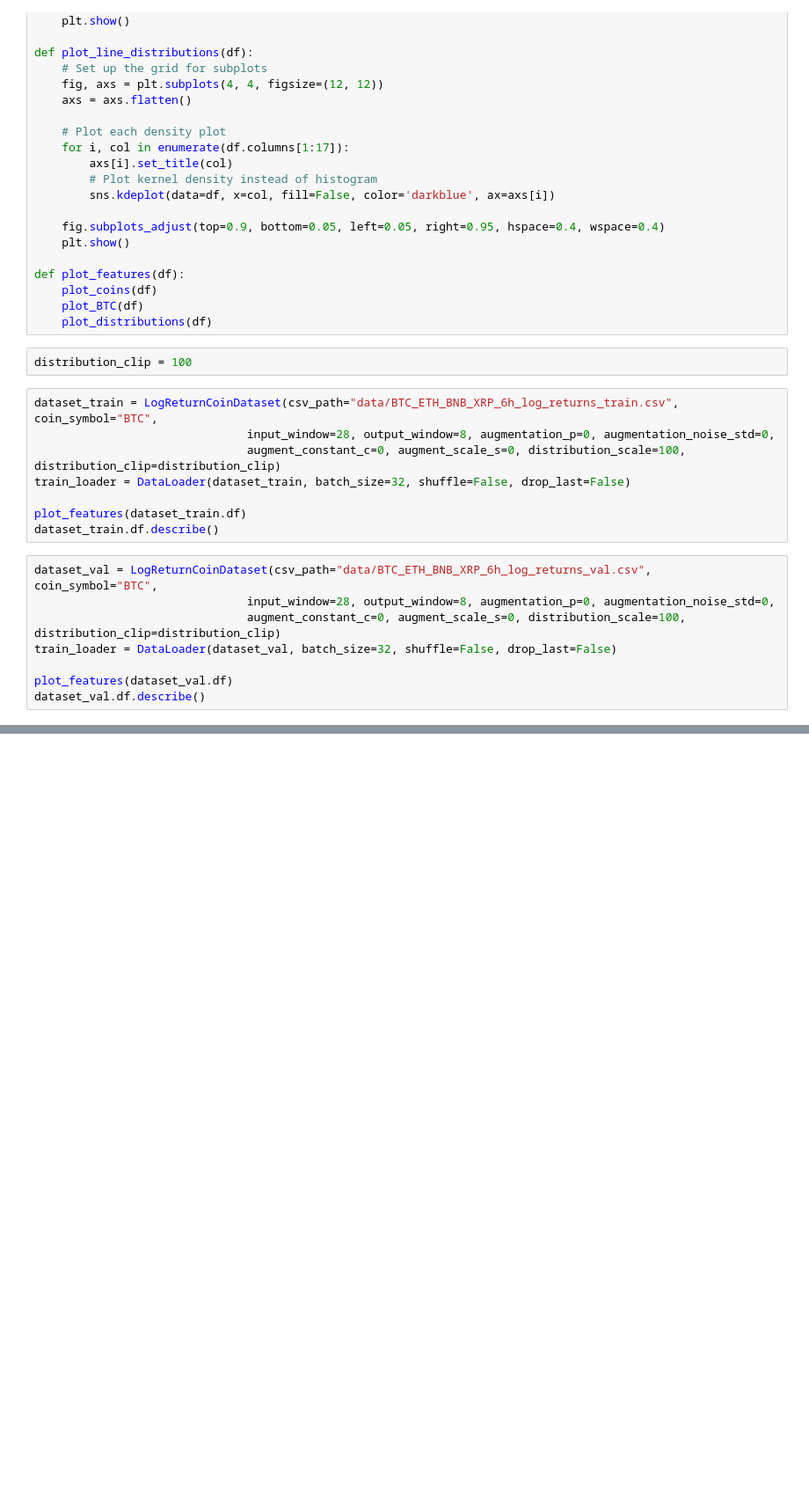
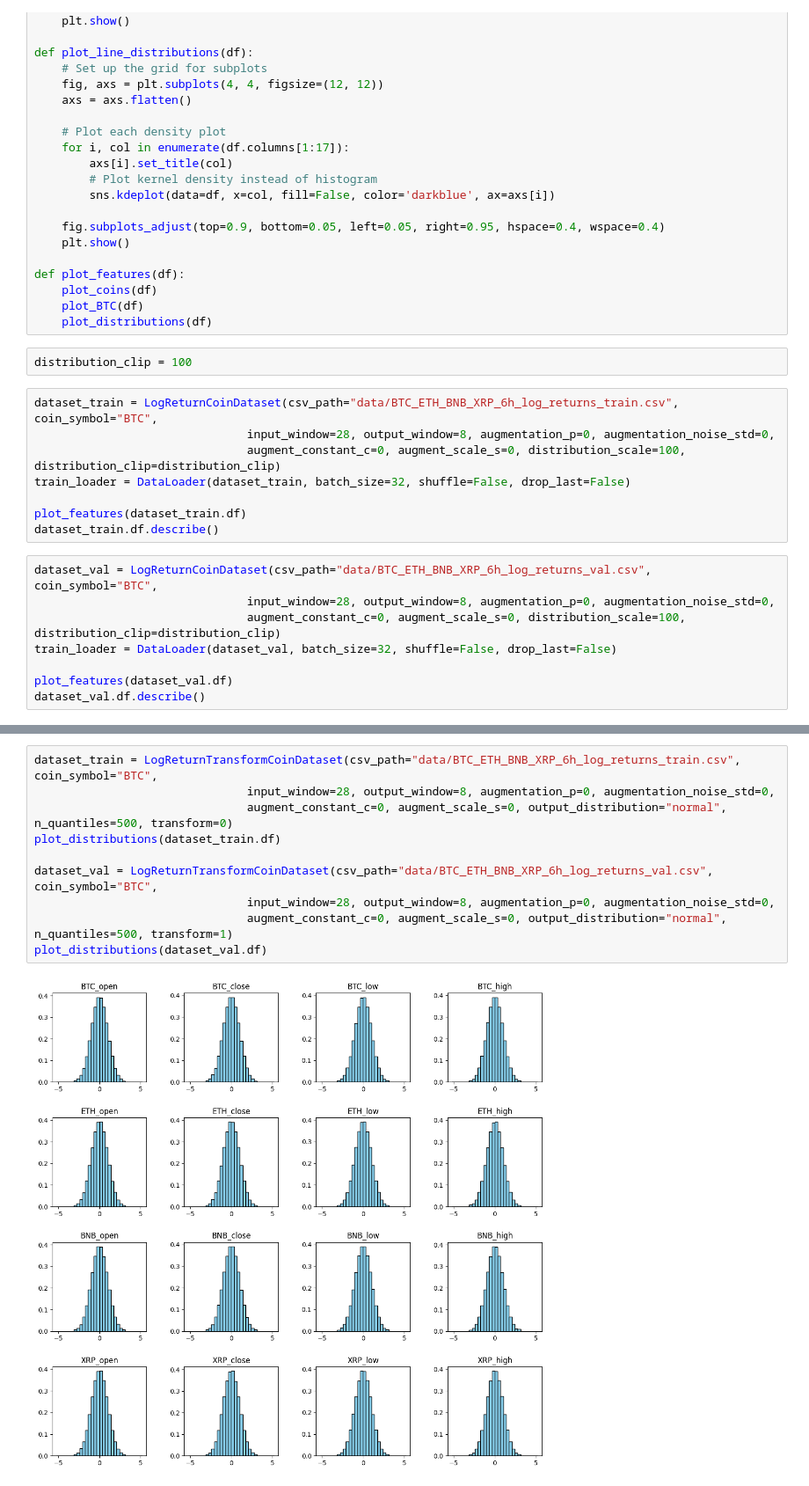
Before and after one commit to mericdemirors/CrossCurrencyPrediction, a Jupyter notebook: 05_dataset.ipynb, the cells around one changed output, grey strips where cells are left out. Shown at 88% size. Saved outputs shown, nothing was run; the diff lists cells and outputs as text; blank space fills up the shorter version.

```diff
--- a/05_dataset.ipynb
+++ b/05_dataset.ipynb
@@ -228,0 +283,12 @@ dataset_val_toy.df.describe()
+# %%
+dataset_train = LogReturnTransformCoinDataset(csv_path="data/BTC_ETH_BNB_XRP_6h_log_returns_train.csv", coin_symbol="BTC",
+                               input_window=28, output_window=8, augmentation_p=0, augmentation_noise_std=0,
+                               augment_constant_c=0, augment_scale_s=0, output_distribution="normal", n_quantiles=500, transform=0)
+plot_distributions(dataset_train.df)
+
+dataset_val = LogReturnTransformCoinDataset(csv_path="data/BTC_ETH_BNB_XRP_6h_log_returns_val.csv", coin_symbol="BTC",
+                               input_window=28, output_window=8, augmentation_p=0, augmentation_noise_std=0,
+                               augment_constant_c=0, augment_scale_s=0, output_distribution="normal", n_quantiles=500, transform=1)
+plot_distributions(dataset_val.df)
+# %% [output]
+[figure, added]
```
Also changed, not shown: parts of 6 cells of this notebook, 14 other files.
